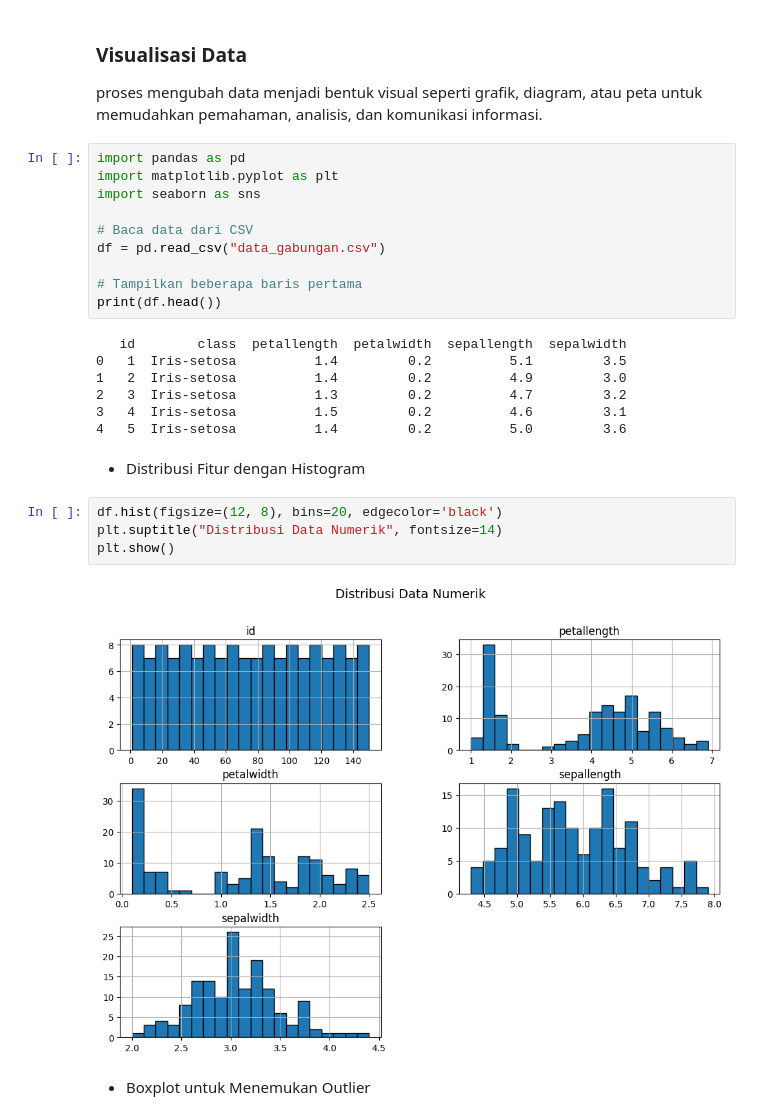
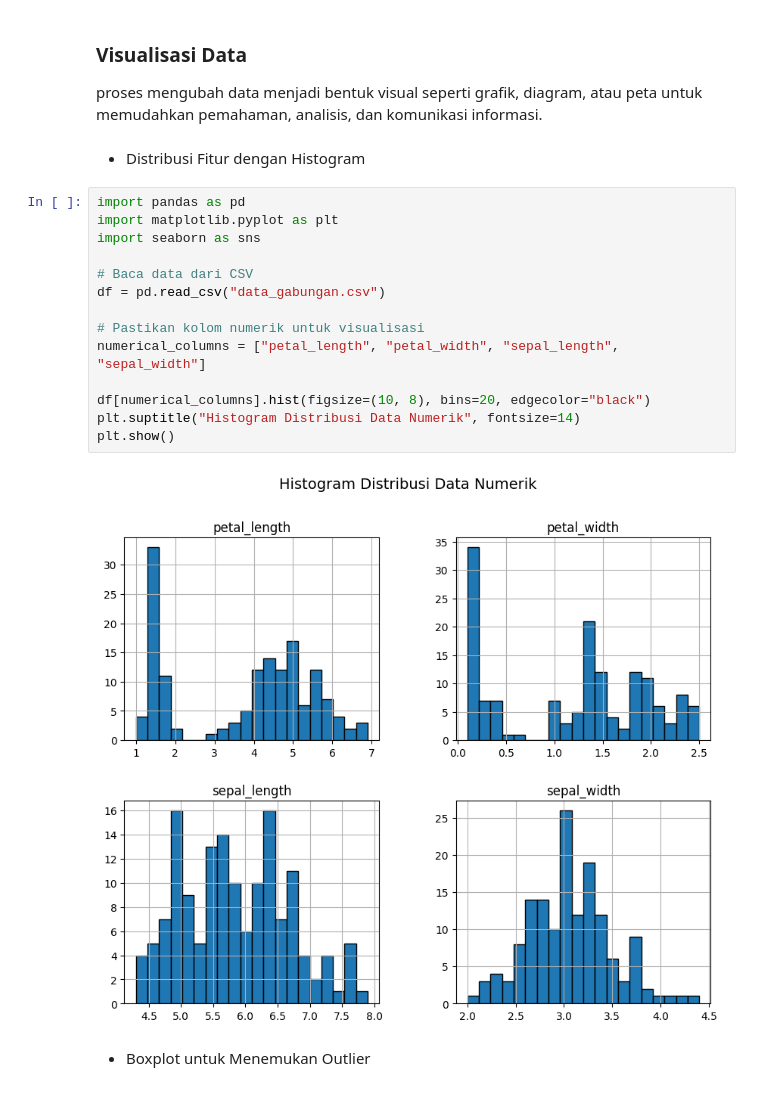
Before and after one commit to AqbilBarakaa/pendata, a Jupyter notebook: pendata/_build/jupyter_execute/Memahami_data.ipynb, the cells around one changed output. Saved outputs shown, nothing was run; the diff lists cells and outputs as text.

```diff
--- a/pendata/_build/jupyter_execute/Memahami_data.ipynb
+++ b/pendata/_build/jupyter_execute/Memahami_data.ipynb
@@ -205,31 +205,24 @@ None
 # %% [markdown]
 ### Visualisasi Data
 proses mengubah data menjadi bentuk visual seperti grafik, diagram, atau peta untuk memudahkan pemahaman, analisis, dan komunikasi informasi.
-# %%
-import pandas as pd
-import matplotlib.pyplot as plt
-import seaborn as sns
-
-# Baca data dari CSV
-df = pd.read_csv("data_gabungan.csv")
-
-# Tampilkan beberapa baris pertama
-print(df.head())
-# %% [output]
-   id        class  petallength  petalwidth  sepallength  sepalwidth
-0   1  Iris-setosa          1.4         0.2          5.1         3.5
-1   2  Iris-setosa          1.4         0.2          4.9         3.0
-2   3  Iris-setosa          1.3         0.2          4.7         3.2
-3   4  Iris-setosa          1.5         0.2          4.6         3.1
-4   5  Iris-setosa          1.4         0.2          5.0         3.6
 # %% [markdown]
 - Distribusi Fitur dengan Histogram
 # %%
-df.hist(figsize=(12, 8), bins=20, edgecolor='black')
-plt.suptitle("Distribusi Data Numerik", fontsize=14)
+import pandas as pd
+import matplotlib.pyplot as plt
+import seaborn as sns
+
+# Baca data dari CSV
+df = pd.read_csv("data_gabungan.csv")
+
+# Pastikan kolom numerik untuk visualisasi
+numerical_columns = ["petal_length", "petal_width", "sepal_length", "sepal_width"]
+
+df[numerical_columns].hist(figsize=(10, 8), bins=20, edgecolor="black")
+plt.suptitle("Histogram Distribusi Data Numerik", fontsize=14)
 plt.show()
 # %% [output]
-[figure, old version]
+[figure, new version]
 # %% [markdown]
 - Boxplot untuk Menemukan Outlier
 # %%
```
Also changed, not shown: parts of 15 cells of this notebook, 17 other files.
